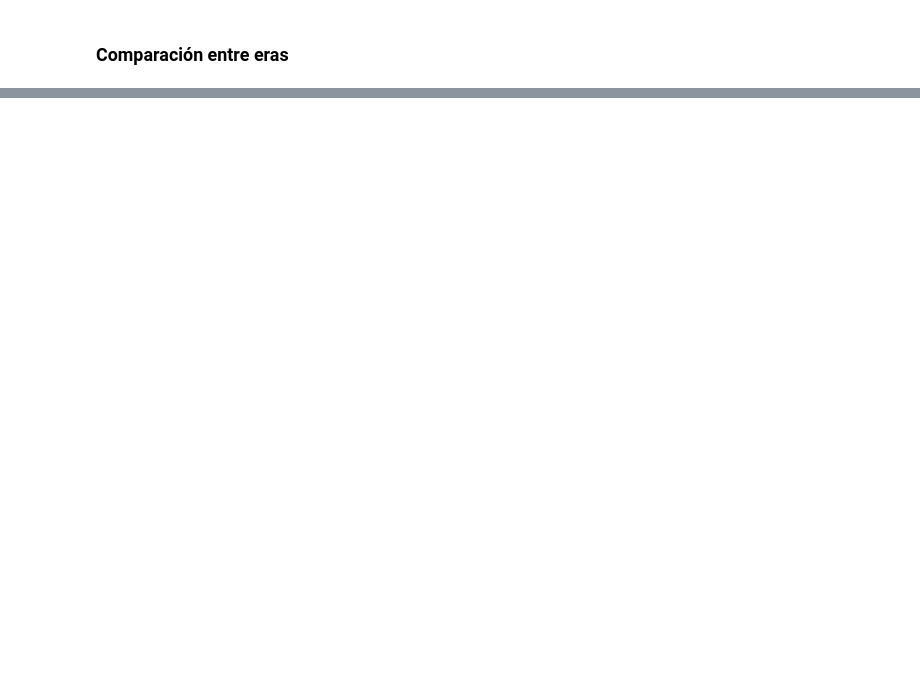
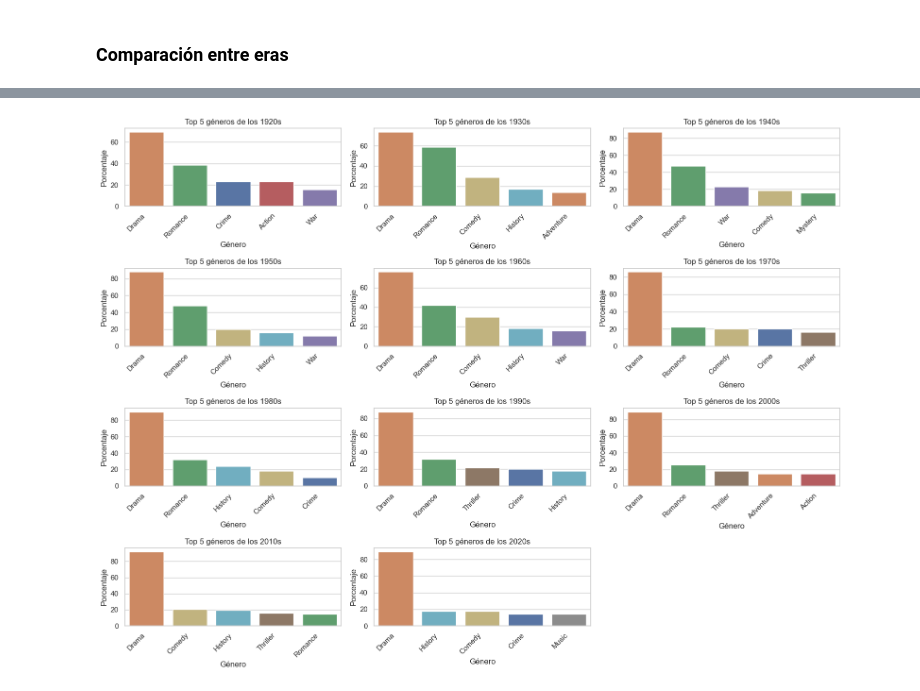
Before and after one commit to njisly/online_ds_thebridge_Nur, a Jupyter notebook: EDA/8.ipynb, the cells around one changed output, grey strips where cells are left out. Cells and saved outputs as stored; diff of their text form; code cells hidden in the pictures; blank space fills up the shorter version.

```diff
--- a/EDA/8.ipynb
+++ b/EDA/8.ipynb
@@ -135,0 +268,42 @@ df.sample(10)
+# %%
+### PORCIENTOS
+
+# Crear una nueva columna 'decade' en el DataFrame
+df['decade'] = df['year_film'] // 10 * 10
+
+# Obtener el número total de décadas
+num_decades = len(df['decade'].unique())
+
+# Crear subgráficos para la distribución de géneros por década
+plt.figure(figsize=(16, 12))
+rows = (num_decades // 3) + (num_decades % 3 > 0)  # Calcular el número de filas necesarias
+
+for i, decade in enumerate(sorted(df['decade'].unique())):
+    plt.subplot(rows, 3, i + 1)
+
+    # Datos
+    top_genres = df[df['decade'] == decade].explode('genre')['genre'].value_counts().head(5)
+    all_genres = df['genre'].explode().unique()
+
+    # Calcular porcentajes
+    total_movies_in_decade = len(df[df['decade'] == decade])
+    percentages = (top_genres / total_movies_in_decade) * 100
+
+    # Asignar un color a cada género
+    palette = sns.color_palette("deep", n_colors=len(all_genres))
+    genre_color_mapping = dict(zip(all_genres, palette))
+    colors = [genre_color_mapping[genre] for genre in top_genres.index]
+
+    # Graficar con porcentajes
+    sns.barplot(x=top_genres.index, y=percentages.values, order=top_genres.index,
+                palette=colors, hue=top_genres.index)
+
+    plt.title(f'Top 5 géneros de los {decade}s')
+    plt.xlabel('Género')
+    plt.ylabel('Porcentaje')
+    plt.xticks(rotation=45, ha='right')
+
+plt.tight_layout()
+plt.show()
+# %% [output]
+[figure, added]
```
Also changed, not shown: parts of 35 cells of this notebook, 2 other files.
